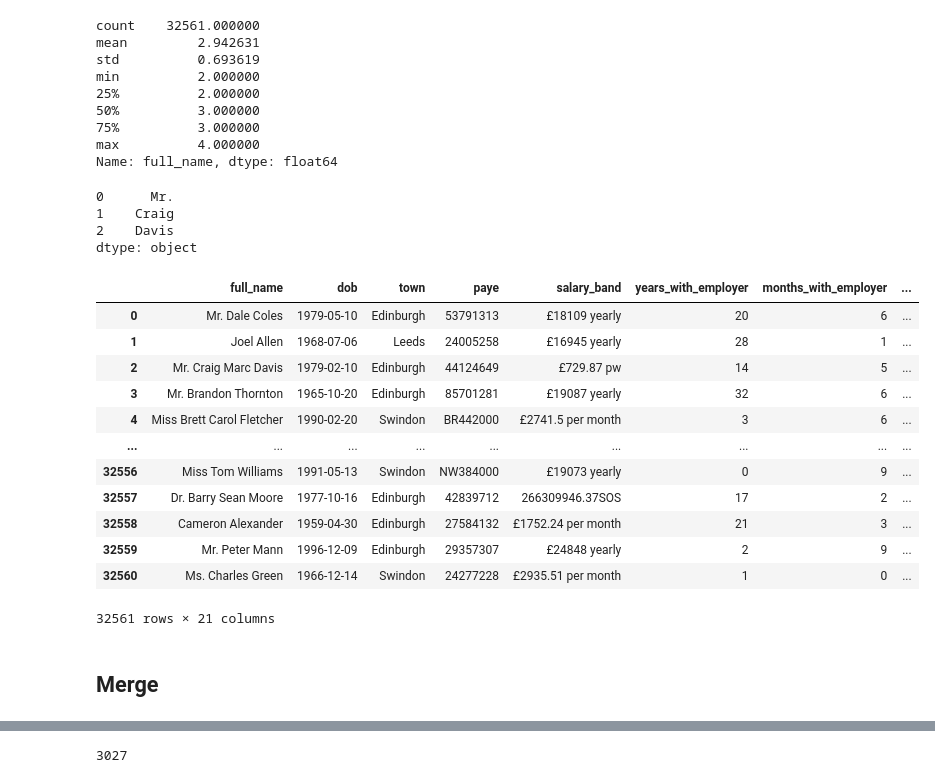
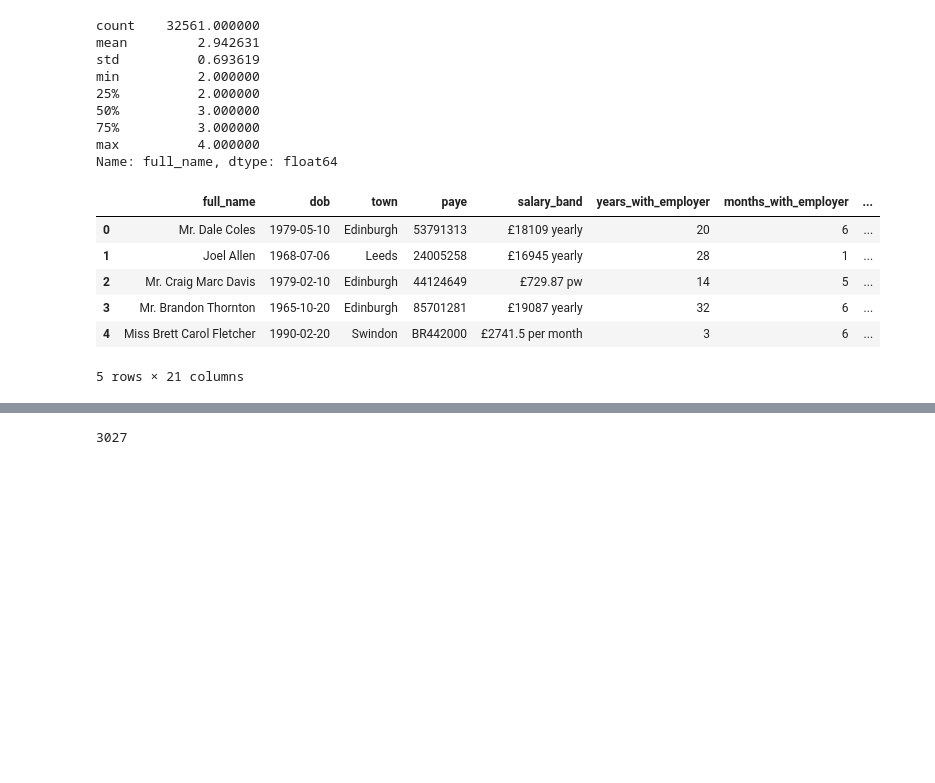
Before and after one commit to GaborJenei/macaroni, a Jupyter notebook: notebooks/1_Cleaining_Merging.ipynb, the cells around one changed output, grey strips where cells are left out. Saved outputs shown, nothing was run; the diff lists cells and outputs as text; code cells hidden in the pictures; blank space fills up the shorter version.

```diff
--- a/notebooks/1_Cleaining_Merging.ipynb
+++ b/notebooks/1_Cleaining_Merging.ipynb
@@ -123,10 +97,2 @@ def decompose_name(name:str, name_titles=titles):
-# %%
-decompose_name('Mr. Craig Marc Davis')
-# %% [output]
-0      Mr.
-1    Craig
-2    Davis
-dtype: object
 # %%
-# df_mortgage['full_name'].apply(lambda name: decompose_name(name))
-# df_mortgage['full_name'] #, axis=1, result_type='expand'
+df_mortgage[['name_title', 'first_name', 'last_name']] = df_mortgage['full_name'].apply(lambda name: make_data.decompose_name(name))
@@ -136,20 +99,10 @@ dtype: object
-# %%
-df_mortgage[['name_title', 'first_name', 'last_name']] = df_mortgage['full_name'].apply(lambda name: decompose_name(name))
 # %%
-df_mortgage
+df_mortgage.head()
 # %% [output]
 |  | full_name | dob | town | paye | salary_band | years_with_employer | months_with_employer | ... |
 | 0 | Mr. Dale Coles | 1979-05-10 | Edinburgh | 53791313 | £18109 yearly | 20 | 6 | ... |
 | 1 | Joel Allen | 1968-07-06 | Leeds | 24005258 | £16945 yearly | 28 | 1 | ... |
 | 2 | Mr. Craig Marc Davis | 1979-02-10 | Edinburgh | 44124649 | £729.87 pw | 14 | 5 | ... |
 | 3 | Mr. Brandon Thornton | 1965-10-20 | Edinburgh | 85701281 | £19087 yearly | 32 | 6 | ... |
 | 4 | Miss Brett Carol Fletcher | 1990-02-20 | Swindon | BR442000 | £2741.5 per month | 3 | 6 | ... |
-| ... | ... | ... | ... | ... | ... | ... | ... | ... |
-| 32556 | Miss Tom Williams | 1991-05-13 | Swindon | NW384000 | £19073 yearly | 0 | 9 | ... |
-| 32557 | Dr. Barry Sean Moore | 1977-10-16 | Edinburgh | 42839712 | 266309946.37SOS | 17 | 2 | ... |
-| 32558 | Cameron Alexander | 1959-04-30 | Edinburgh | 27584132 | £1752.24 per month | 21 | 3 | ... |
-| 32559 | Mr. Peter Mann | 1996-12-09 | Edinburgh | 29357307 | £24848 yearly | 2 | 9 | ... |
-| 32560 | Ms. Charles Green | 1966-12-14 | Swindon | 24277228 | £2935.51 per month | 1 | 0 | ... |
-32561 rows × 21 columns
+5 rows × 21 columns
-# %% [markdown]
-## Merge
```
Also changed, not shown: parts of 61 cells of this notebook, 9 other files.
